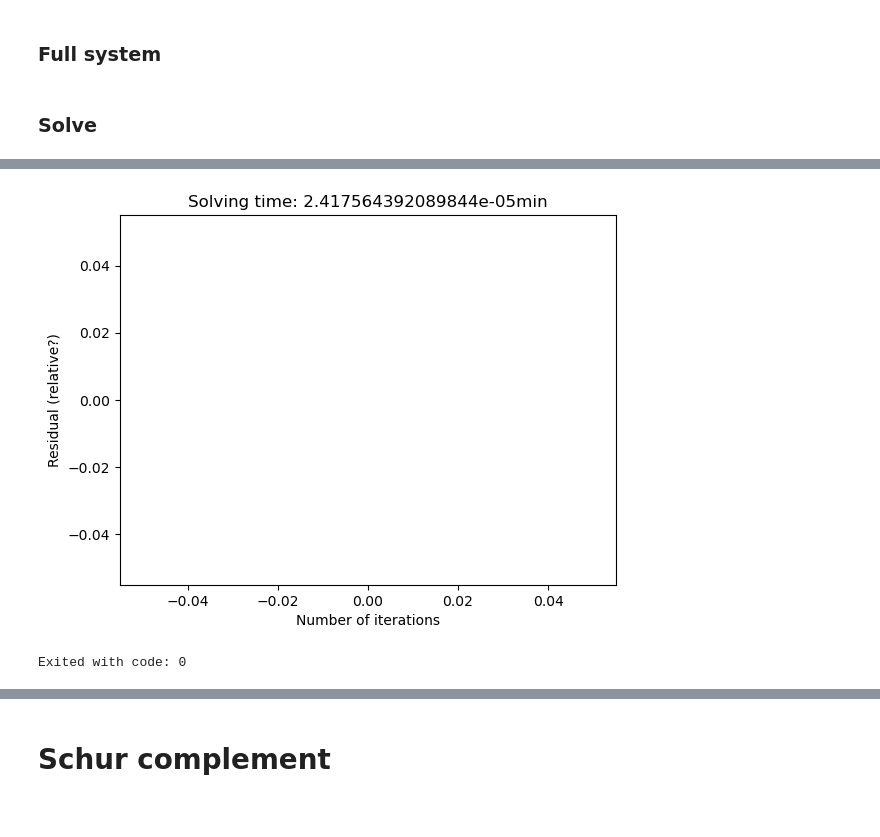
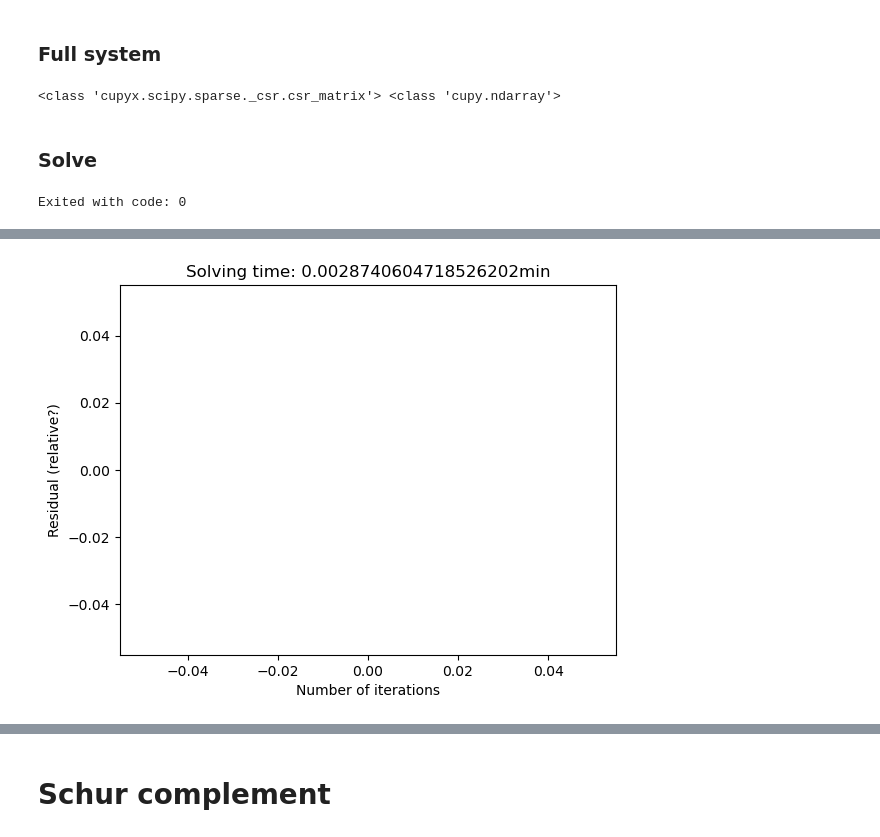
Before and after one commit to remihndz/Macular-Oxygenation, a Jupyter notebook: Oxygen-Voxel-Method/src/CleanCode.ipynb, the cells around one changed output, grey strips where cells are left out. Saved outputs shown, nothing was run; the diff lists cells and outputs as text; code cells hidden in the pictures.

```diff
--- a/Oxygen-Voxel-Method/src/CleanCode.ipynb
+++ b/Oxygen-Voxel-Method/src/CleanCode.ipynb
@@ -1298,18 +1057,23 @@ S = SurfaceAreaMatrix(CV)
 # %% [markdown]
 ### Full system
 # %%
-A = Din + (sp.eye(Din.shape[0])-Din) @ (Min + M - Gamma_v/h_v * C2v.T@S@C2v@F) # Convection + intravascular PO2 at interface with tissue
+# A = Din + (sp.eye(Din.shape[0])-Din) @ (Min + M - Gamma_v/h_v * C2v.T@S@C2v@F) # Convection + intravascular PO2 at interface with tissue
+A = Convection + IntravascularOxygen
 E = (Gamma_v/h_v * C2v.T@S@C2t)    # Extravascular PO2 at interface with vessels
-cvBar = Din @ (p0 * np.ones(M.shape[0])) # O2 source
+cvBar = Din @ (cIn * np.ones(M.shape[0])) # O2 source
 # %%
 B = (I-D3) @ (D + Gamma_v/h_v*C2t.T@S@C2t) + D3 # Tissue diffusion + reaction
 G = Gamma_v/h_v*(I-D3)@C2t.T@S@C2v@F
-ctBar = D3 @ (ctBar*np.ones(D3.shape[1]))
+ctBar = D3 @ (ctBC*np.ones(D3.shape[1]))
 # %%
-K = sp.bmat([[A,E], [G,B]]).tocsc()
+_K = csp.csr_matrix(sp.bmat([[A,E], [G,B]]).tocsc())
 # del A,E,G,B
-y = np.hstack((cvBar, ctBar))
-sp.save_npz("Overall.npz", K)
+y = cp.asarray(np.hstack((cvBar, ctBar)))
+sp.save_npz("Overall.npz", _K)
+# %%
+print(type(_K), type(y))
+# %% [output]
+<class 'cupyx.scipy.sparse._csr.csr_matrix'> <class 'cupy.ndarray'>
 # %% [markdown]
 ### Solve
 # %%
@@ -1322,6 +1086,8 @@ class gmres_counter(object):
     def __call__(self, rk=None):
         self.niter += 1
         if self.niter%self._disp==0:
+            if isinstance(rk, cp.ndarray):
+                rk = rk.get()
             self.rks.append(rk)
             print('iter %3i\trk = %s' % (self.niter, str(rk)))
 
@@ -1337,9 +1103,12 @@ class gmres_counter(object):
         plt.show()
 # %%
 with gmres_counter(disp=200) as callback:
-    x, code = sp.linalg.gmres(K, y, maxiter=1000, callback=callback)
+    # x, code = sp.linalg.gmres(_K, y, maxiter=1000, callback=callback)
+    x, code = cspl.gmres(_K, y, maxiter=10000, callback=callback)
+    print("Exited with code:", code)
+# x = cspl.spsolve(_K, y)
 # x = sp.linalg.spsolve(K, y)
-x /= alpha
-print("Exited with code:", code)
-cv, ct = x[:A.shape[0]], x[A.shape[0]:]
+x = x.get()
+cv, ct = x[:A.shape[0]]/alpha, x[A.shape[0]:]/alpha_t
 # %% [output]
+Exited with code: 0
@@ -1346,5 +1117,4 @@ cv, ct = x[:A.shape[0]], x[A.shape[0]:]
-[figure, old version]
+[figure, new version]
-Exited with code: 0
 # %%
 s = [np.linalg.norm(CV._vessels.vp['position'][n]) for n in CV._vessels.iter_vertices()]
 plt.plot(s, cv)
```
Also changed, not shown: parts of 20 cells of this notebook.
